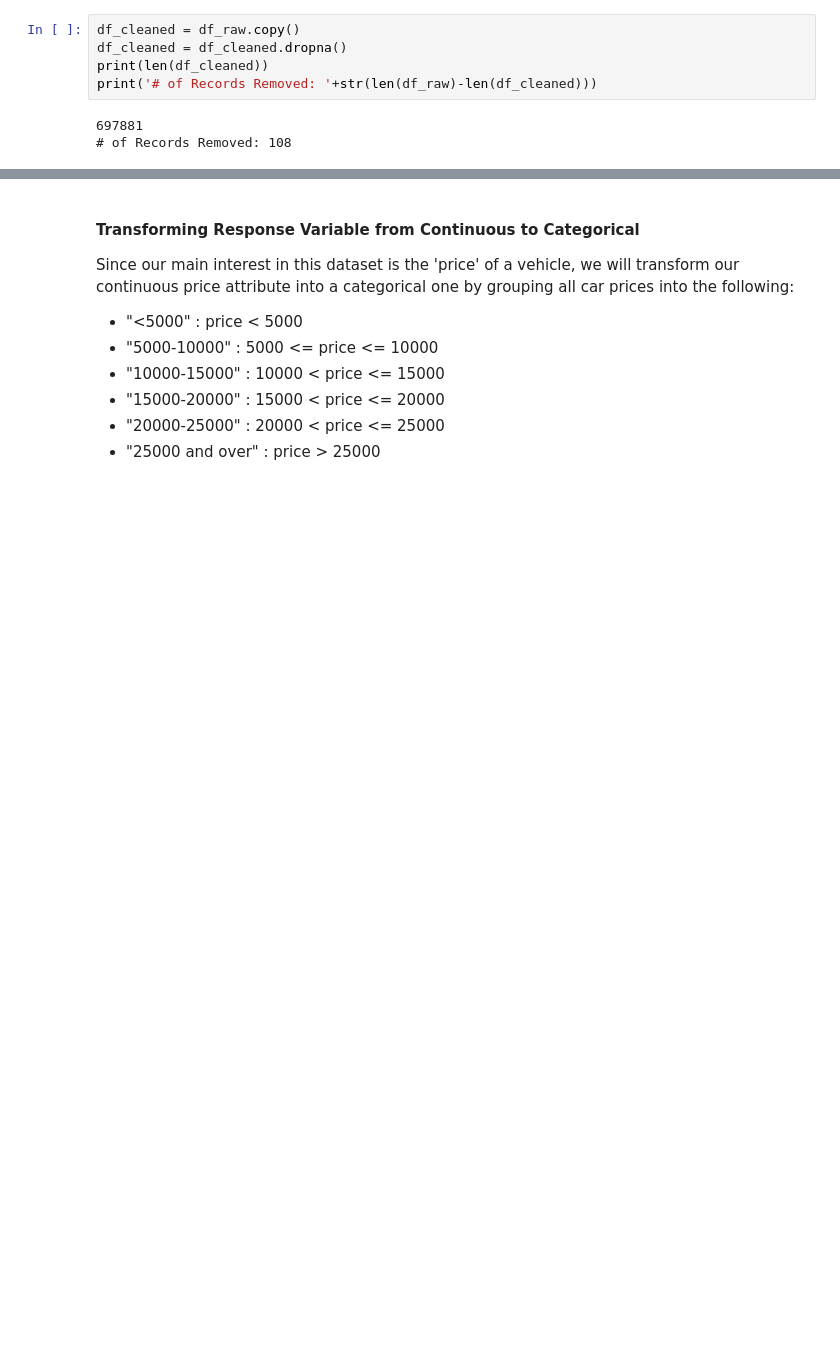
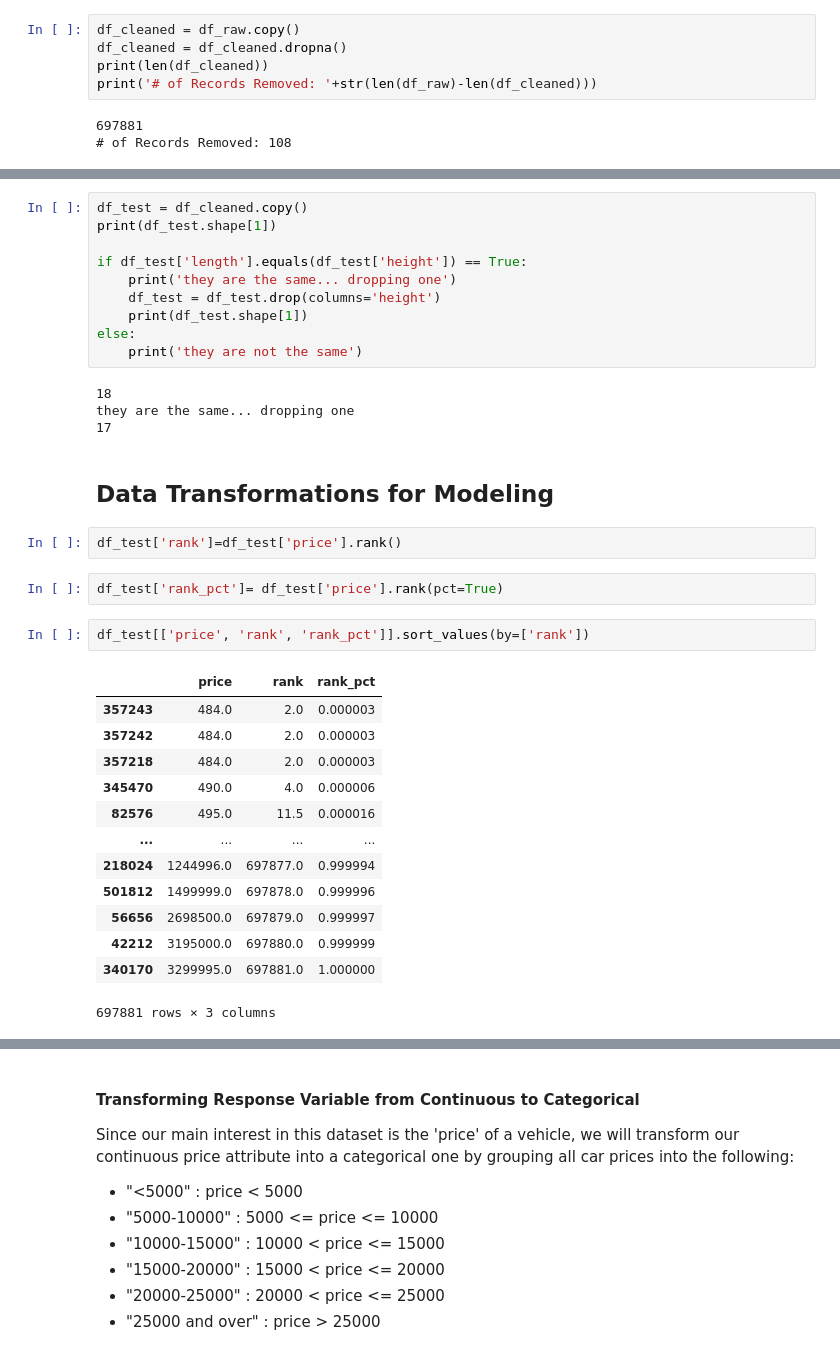
Before and after one commit to chee154/ml-Py-used_cars, a Jupyter notebook: Used_Car_Miniproject_SVM_LR_Classification.ipynb, the cells around one changed output, grey strips where cells are left out. Drawn from its saved outputs; the diff is of its cells as text; blank space fills up the shorter version.

```diff
--- a/Used_Car_Miniproject_SVM_LR_Classification.ipynb
+++ b/Used_Car_Miniproject_SVM_LR_Classification.ipynb
@@ -61,0 +67,36 @@ print('# of Records Removed: '+str(len(df_raw)-len(df_cleaned)))
+# %%
+df_test = df_cleaned.copy()
+print(df_test.shape[1])
+
+if df_test['length'].equals(df_test['height']) == True:
+    print('they are the same... dropping one')
+    df_test = df_test.drop(columns='height')
+    print(df_test.shape[1])
+else:
+    print('they are not the same')
+# %% [output]
+18
+they are the same... dropping one
+17
+# %% [markdown]
+## Data Transformations for Modeling
+# %%
+df_test['rank']=df_test['price'].rank()
+# %%
+df_test['rank_pct']= df_test['price'].rank(pct=True)
+# %%
+df_test[['price', 'rank', 'rank_pct']].sort_values(by=['rank'])
+# %% [output]
+|  | price | rank | rank_pct |
+| 357243 | 484.0 | 2.0 | 0.000003 |
+| 357242 | 484.0 | 2.0 | 0.000003 |
+| 357218 | 484.0 | 2.0 | 0.000003 |
+| 345470 | 490.0 | 4.0 | 0.000006 |
+| 82576 | 495.0 | 11.5 | 0.000016 |
+| ... | ... | ... | ... |
+| 218024 | 1244996.0 | 697877.0 | 0.999994 |
+| 501812 | 1499999.0 | 697878.0 | 0.999996 |
+| 56656 | 2698500.0 | 697879.0 | 0.999997 |
+| 42212 | 3195000.0 | 697880.0 | 0.999999 |
+| 340170 | 3299995.0 | 697881.0 | 1.000000 |
+697881 rows × 3 columns
```
Also changed, not shown: parts of 18 cells of this notebook.
